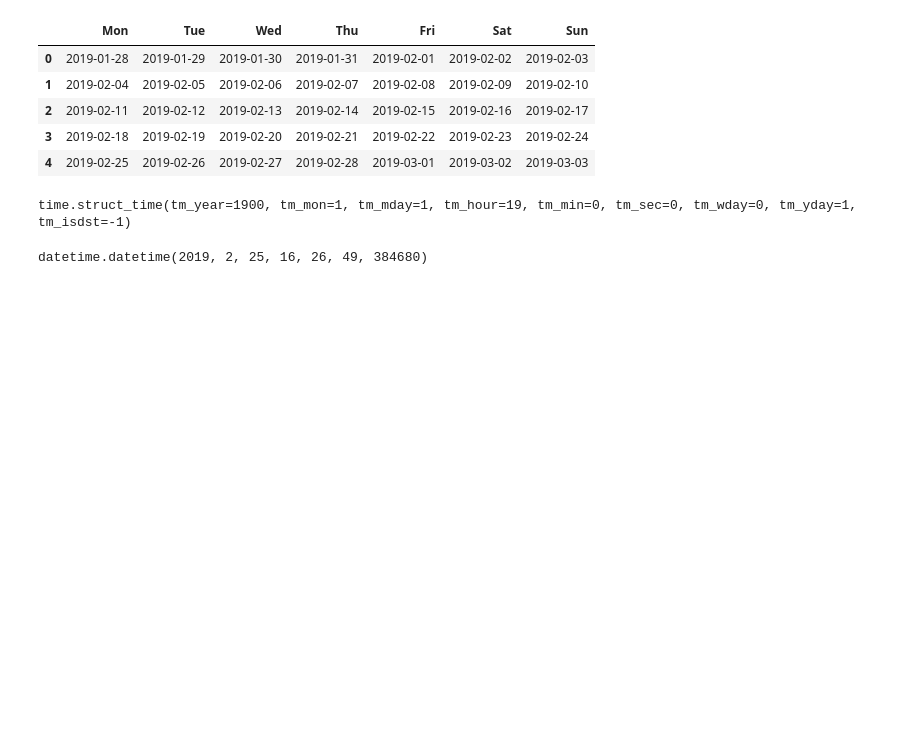
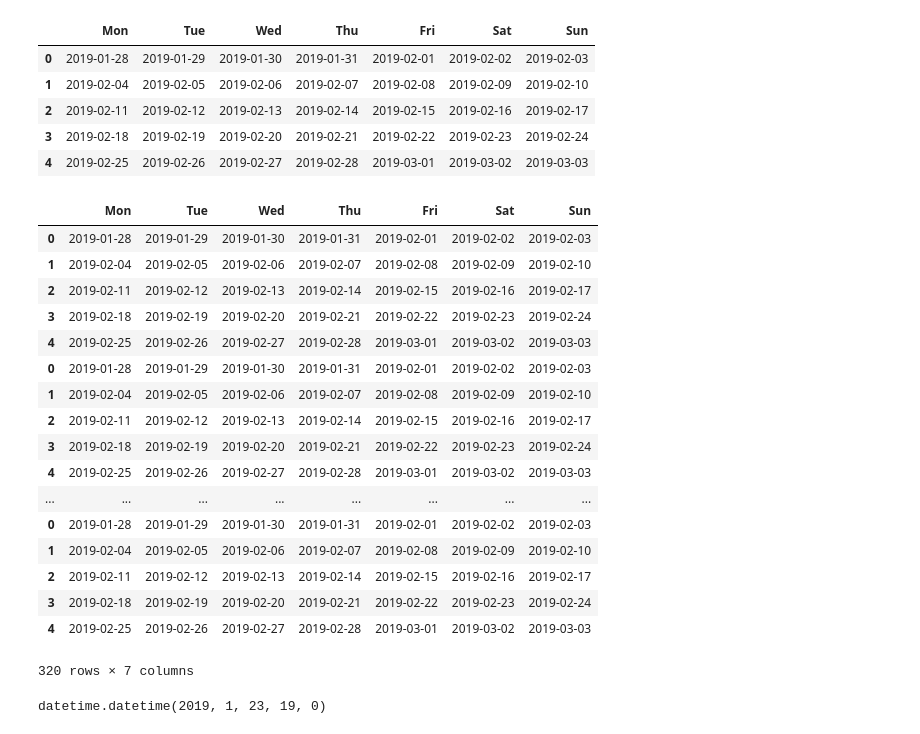
Before and after one commit to Tyelcie/pyEasylife, a Jupyter notebook: stobserver/stobserver/Untitled.ipynb, the cells around one changed output. Drawn from its saved outputs; the diff is of its cells as text; code cells hidden in the pictures; blank space fills up the shorter version.

```diff
--- a/stobserver/stobserver/Untitled.ipynb
+++ b/stobserver/stobserver/Untitled.ipynb
@@ -13,9 +13,43 @@ pd.DataFrame(cale.monthdatescalendar(year=2019, month=2),columns = calendar.week
 | 2 | 2019-02-11 | 2019-02-12 | 2019-02-13 | 2019-02-14 | 2019-02-15 | 2019-02-16 | 2019-02-17 |
 | 3 | 2019-02-18 | 2019-02-19 | 2019-02-20 | 2019-02-21 | 2019-02-22 | 2019-02-23 | 2019-02-24 |
 | 4 | 2019-02-25 | 2019-02-26 | 2019-02-27 | 2019-02-28 | 2019-03-01 | 2019-03-02 | 2019-03-03 |
-# %%
-class Schedule:
-    def __init__(self, start_day, term_length):
+# %%
+class Schedule:
+    def __init__(self, year, month):
+        self.year = year
+        self.month = month
+    def term(self, lenghth):
+        schedule = cale.monthdatescalendar(year=self.year, month=self.month)
+        schedule = pd.DataFrame(schedule,columns = calendar.weekheader(6).strip().split('    '))
+        self.term_length = lenghth
+        month_span = self.term_length // 28
+        for i in range(1,month_span):
+            schedule_i = cale.monthdatescalendar(year=self.year, month=self.month +i)
+            schedule_i = pd.DataFrame(schedule,columns = calendar.weekheader(6).strip().split('    '))
+            schedule = schedual.append(schedule_i)
+        return schedule
+# %%
+schedual = Schedule(2019, 2).term(124)
+schedual
+# %% [output]
+|  | Mon | Tue | Wed | Thu | Fri | Sat | Sun |
+| 0 | 2019-01-28 | 2019-01-29 | 2019-01-30 | 2019-01-31 | 2019-02-01 | 2019-02-02 | 2019-02-03 |
+| 1 | 2019-02-04 | 2019-02-05 | 2019-02-06 | 2019-02-07 | 2019-02-08 | 2019-02-09 | 2019-02-10 |
+| 2 | 2019-02-11 | 2019-02-12 | 2019-02-13 | 2019-02-14 | 2019-02-15 | 2019-02-16 | 2019-02-17 |
+| 3 | 2019-02-18 | 2019-02-19 | 2019-02-20 | 2019-02-21 | 2019-02-22 | 2019-02-23 | 2019-02-24 |
+| 4 | 2019-02-25 | 2019-02-26 | 2019-02-27 | 2019-02-28 | 2019-03-01 | 2019-03-02 | 2019-03-03 |
+| 0 | 2019-01-28 | 2019-01-29 | 2019-01-30 | 2019-01-31 | 2019-02-01 | 2019-02-02 | 2019-02-03 |
+| 1 | 2019-02-04 | 2019-02-05 | 2019-02-06 | 2019-02-07 | 2019-02-08 | 2019-02-09 | 2019-02-10 |
+| 2 | 2019-02-11 | 2019-02-12 | 2019-02-13 | 2019-02-14 | 2019-02-15 | 2019-02-16 | 2019-02-17 |
+| 3 | 2019-02-18 | 2019-02-19 | 2019-02-20 | 2019-02-21 | 2019-02-22 | 2019-02-23 | 2019-02-24 |
+| 4 | 2019-02-25 | 2019-02-26 | 2019-02-27 | 2019-02-28 | 2019-03-01 | 2019-03-02 | 2019-03-03 |
+| ... | ... | ... | ... | ... | ... | ... | ... |
+| 0 | 2019-01-28 | 2019-01-29 | 2019-01-30 | 2019-01-31 | 2019-02-01 | 2019-02-02 | 2019-02-03 |
+| 1 | 2019-02-04 | 2019-02-05 | 2019-02-06 | 2019-02-07 | 2019-02-08 | 2019-02-09 | 2019-02-10 |
+| 2 | 2019-02-11 | 2019-02-12 | 2019-02-13 | 2019-02-14 | 2019-02-15 | 2019-02-16 | 2019-02-17 |
+| 3 | 2019-02-18 | 2019-02-19 | 2019-02-20 | 2019-02-21 | 2019-02-22 | 2019-02-23 | 2019-02-24 |
+| 4 | 2019-02-25 | 2019-02-26 | 2019-02-27 | 2019-02-28 | 2019-03-01 | 2019-03-02 | 2019-03-03 |
+320 rows × 7 columns
 # %%
 class Lecturer:
     def __init__(self, name, available):
@@ -26,8 +69,5 @@ class Lecturer:
-# %%
-time.strptime('19:00', '%H:%M')# + timedelta(minutes = 40)
-# %% [output]
-time.struct_time(tm_year=1900, tm_mon=1, tm_mday=1, tm_hour=19, tm_min=0, tm_sec=0, tm_wday=0, tm_yday=1, tm_isdst=-1)
-# %%
-datetime.datetime.now()
-# %% [output]
-datetime.datetime(2019, 2, 25, 16, 26, 49, 384680)
+# %%
+Lihai = Lecturer(name='李海', available=[datetime.datetime(2019, 2, 3, 19, 0), datetime.datetime(2019, 2, 5, 10, 0)])
+datetime.datetime(2019, 1, 23, 19, 0, 0)
+# %% [output]
+datetime.datetime(2019, 1, 23, 19, 0)
```
Also changed, not shown: parts of 3 cells of this notebook.
